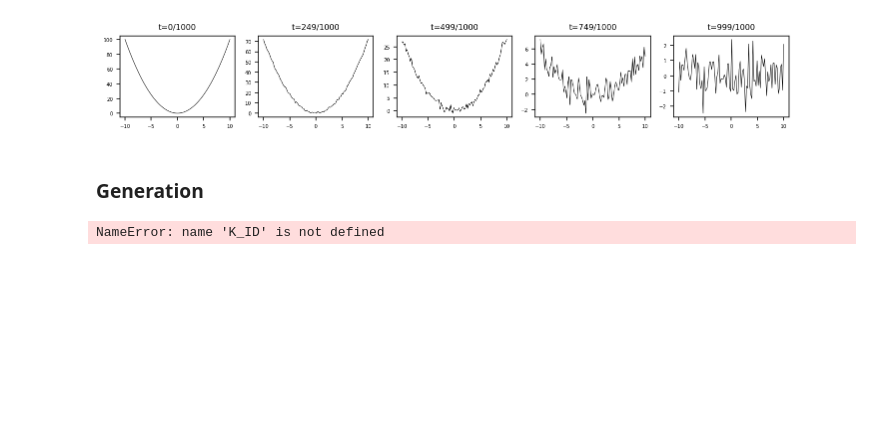
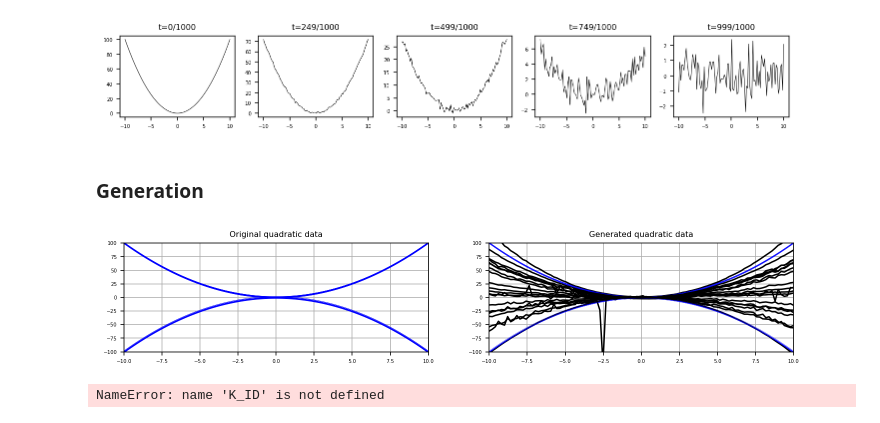
Before and after one commit to sjchoi86/yet-another-diffusion-models, a Jupyter notebook: code/demo_ndp_quadratic.ipynb, the cells around one changed output. Saved outputs shown, nothing was run; the diff lists cells and outputs as text; code cells hidden in the pictures; blank space fills up the shorter version.

```diff
--- a/code/demo_ndp_quadratic.ipynb
+++ b/code/demo_ndp_quadratic.ipynb
@@ -539,6 +454,8 @@ Ready.
 # %% [markdown]
 ### Instantiate Dense U-net
 # %%
+D, L = 1, 100
+
 model = NDPModel(D=D, L=L, activation='gelu', norm='none')
 print ("[%s] instantiated."%(model.name))
 # %% [output]
@@ -664,15 +521,15 @@ optm = torch.optim.Adam(
 scheduler = torch.optim.lr_scheduler.CosineAnnealingWarmRestarts(optm, T_0=20)
 
 # model.train()
-device = 'cuda:3' if torch.cuda.is_available() else 'cpu'
+device = 'cuda:0' if torch.cuda.is_available() else 'cpu'
 
-grid = torch.linspace(-10., 10., steps=100).reshape(1, 1, -1).repeat(BATCH_SIZE*2, 1, 1).to(device)
+grid = torch.linspace(-10., 10., steps=100).reshape(1, 1, -1).repeat(BATCH_SIZE*2, 1, 1)
 quad = get_quadratic_function(grid)
 
-x_train = torch.linspace(-10., 10., steps=100).reshape(1, 1, -1).repeat(BATCH_SIZE, 1, 1).to(device)
+x_train = torch.linspace(-10., 10., steps=100).reshape(1, 1, -1).repeat(BATCH_SIZE, 1, 1)
 y_train = quad[:BATCH_SIZE]
 
-x_val = torch.linspace(-10., 10., steps=100).reshape(1, 1, -1).repeat(BATCH_SIZE, 1, 1).to(device)
+x_val = x_train
 y_val = quad[BATCH_SIZE:]
 
 
@@ -682,8 +539,11 @@ for it in range(MAX_ITER):
     model.train()
     optm.zero_grad()
 
+    x_0 = x_train.to(device)
+    y_0 = y_train.to(device)
+
     t = torch.randint(0, dc['T'],(BATCH_SIZE,),device=device).long() # [B]
-    loss = get_regression_loss(model=model,x_0=x_train,y_0=y_train,K_chols=None,t=t,dc=dc,hilbert_sampling=False)
+    loss = get_regression_loss(model=model,x_0=x_0,y_0=y_0,K_chols=None,t=t,dc=dc,hilbert_sampling=False)
     loss.backward()
     check_grad(model.named_parameters())
     optm.step()
@@ -695,8 +555,10 @@ for it in range(MAX_ITER):
 
     model.eval()
     with torch.no_grad():
+        x_0 = x_val.to(device)
+        y_0 = y_val.to(device)
         t = torch.randint(0, dc['T'],(BATCH_SIZE,),device=device).long()
-        val_loss = get_regression_loss(model=model,x_0=x_val,y_0=y_val,K_chols=None,t=t,dc=dc,hilbert_sampling=False)
+        val_loss = get_regression_loss(model=model,x_0=x_0,y_0=y_0,K_chols=None,t=t,dc=dc,hilbert_sampling=False)
         val_losses.append(val_loss.item())
 
     if (it % 200) == 0:
@@ -754,6 +616,78 @@ torch.Size([1, 1, 100])
 [figure]
 # %% [markdown]
 ### Generation
+# %%
+model.eval()
+device = 'cpu'
+B = 20
+# Sample x_T from prior
+x_0_dummy = torch.linspace(-10., 10., steps=100).reshape(1, 1, -1).repeat(B, 1, 1)
+x_T = x_0_dummy.clone()
+x_t = x_T.clone()
+
+noise = torch.randn_like(x_0_dummy) # [B x D x L]
+y_T = noise.clone()
+y_t = noise.clone()
+y_0 = get_quadratic_function(x_0_dummy) # [B x D x L]
+steps = torch.zeros(B).type(torch.long) # [B]
+model.to(device)
+
+# Generate
+y_ts = ['']*dc['T']
+for t in range(0,dc['T'])[::-1]:
+    t_torch = torch.full((1,), t,device=device,dtype=torch.long)
+    x_t_transpose = x_t.transpose(1, 2) # [B x L x D]
+    y_t_transpose = y_t.transpose(1, 2) # [B x L x D]
+
+    eps_t = model(x=x_t_transpose,y=y_t_transpose, t=t_torch) # [B x L X D]
+
+    eps_t_transpose = eps_t.transpose(1, 2) # [B x D x L]
+
+    # Diffusion constants
+    betas_t = gather_and_reshape(
+        values=dc['betas'],steps=t_torch,x_shape=x_t.shape) # [B x 1 x 1]
+    sqrt_one_minus_alphas_bar_t = gather_and_reshape(
+        values=dc['sqrt_one_minus_alphas_bar'],steps=t_torch,x_shape=x_t.shape)
+    sqrt_recip_alphas_t = gather_and_reshape(
+        values=dc['sqrt_recip_alphas'],steps=t_torch,x_shape=x_t.shape)
+
+    # Compute posterior mean
+    model_mean_t = sqrt_recip_alphas_t * (
+        y_t - betas_t*eps_t_transpose/sqrt_one_minus_alphas_bar_t
+    ) # [B x D x L]
+    noise_t = torch.randn_like(y_t)
+
+    # Compute posterior variance
+    posterior_variance_t = gather_and_reshape(
+        values=dc['posterior_variance'],steps=t_torch,x_shape=x_t.shape)
+    # Sample
+    if t == 0: # last sampling, use mean
+        y_t = model_mean_t
+    else:
+        y_t = model_mean_t + torch.sqrt(posterior_variance_t) * noise_t
+    # Append
+    y_ts[t] = y_t # [B x D x L]
+
+# Plot original and generated data
+for d_idx in range(D):
+    # for b_idx in range(B):
+    plt.figure(figsize=(12,2))
+    plt.subplot(1,2,1)
+    for m_idx in range(x_0_dummy.shape[0]):
+        plt.plot(torch2np(x_0_dummy)[m_idx,d_idx,:],torch2np(y_0)[m_idx,d_idx,:],ls='-',color='b',lw=1/2);
+    plt.grid('on')
+    plt.title('Original quadratic data', fontsize=8);
+    plt.xlim(-10,10); plt.ylim(-100, 100)
+
+    plt.subplot(1,2,2)
+    for m_idx in range(x_0_dummy.shape[0]):
+        plt.plot(torch2np(x_0_dummy)[m_idx,d_idx,:],torch2np(y_0)[m_idx,d_idx,:],ls='-',color='b',lw=1/4);
+        plt.plot(torch2np(x_0_dummy)[m_idx,d_idx,:],torch2np(y_t)[m_idx,d_idx,:],ls='-',color='k'); plt.grid('on')
+    plt.title('Generated quadratic data',fontsize=8);
+    plt.xlim(-10,10); plt.ylim(-100, 100)
+plt.show()
+# %% [output]
+[figure, added]
 # %%
 from scipy.stats import percentileofscore
 from sklearn.metrics import pairwise_distances
```
Also changed, not shown: parts of 9 cells of this notebook.
